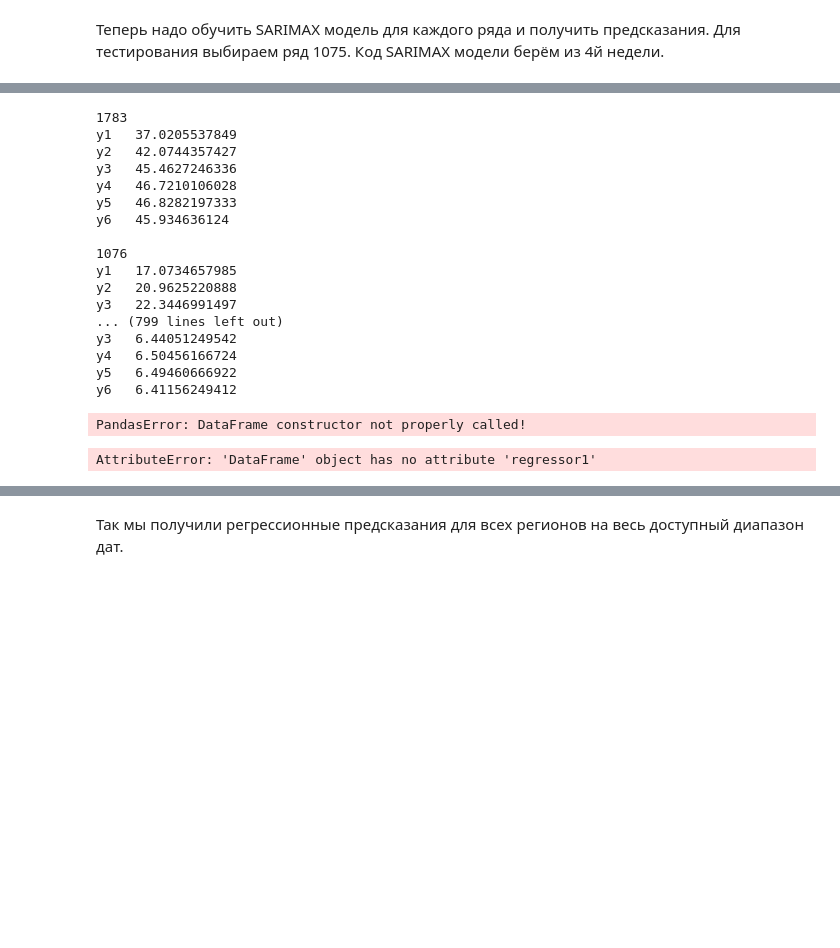
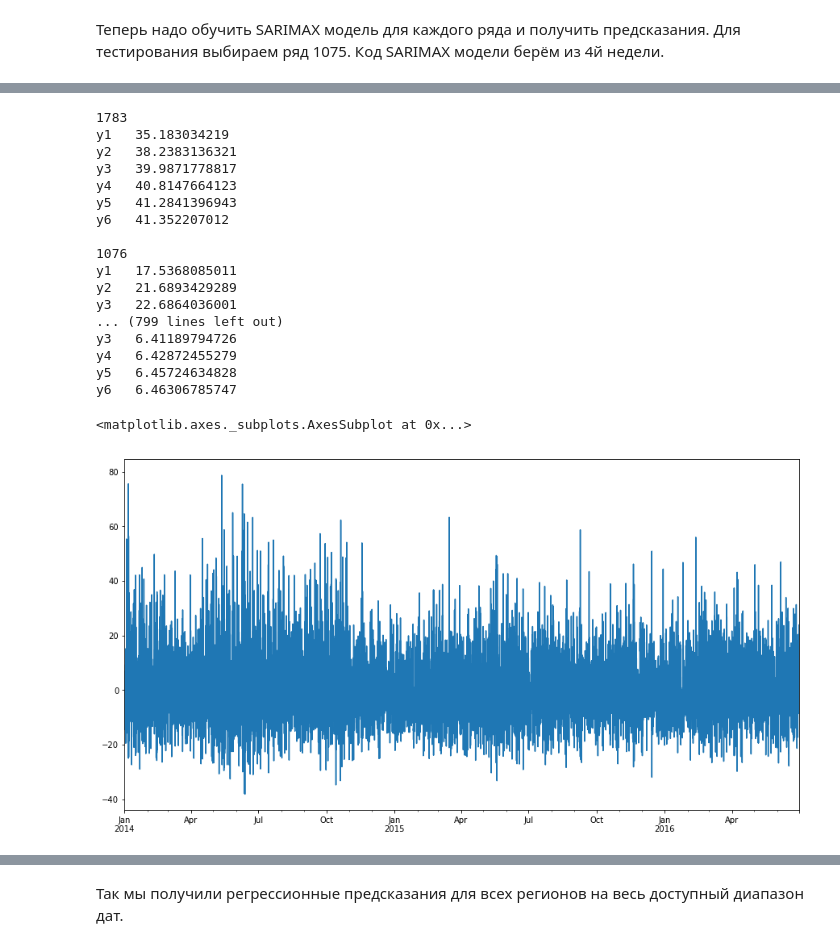
Before and after one commit to PhySci/projectNYtaxi, a Jupyter notebook: week5/week 5-3.ipynb, the cells around one changed output, grey strips where cells are left out. Drawn from its saved outputs; the diff is of its cells as text; code cells hidden in the pictures; blank space fills up the shorter version.

```diff
--- a/week5/week 5-3.ipynb
+++ b/week5/week 5-3.ipynb
@@ -327,11 +297,0 @@ DecisionTreeRegressor(criterion='mse', max_depth=None, max_features=None,
-# %%
-if 'regressor1' in df3.columns.names:
-    df3.drop('regressor1',1,inplace=True)
-
-linReg = linear_model.Ridge(alpha=100)
-linReg.fit(df3.loc[startTrain:endValidation,:].drop(dropList,axis = 1),df3.loc[startTrain:endValidation,:].y)
-
-print linReg.score(df3.drop(dropList,axis = 1),df3.y)
-
-df3 = df3.assign(regressor1 = linReg.predict(df3.drop(dropList,axis = 1)))
-plt.plot(df3.regressor1)
@@ -340,11 +298,3 @@ ValueError: labels ['index'] not contained in axis
-# %%
-df3 = df3.assign(yr_1 = df3.regressor1.shift(1))
-df3 = df3.assign(yr_2 = df3.regressor1.shift(2))
-df3 = df3.assign(yr_3 = df3.regressor1.shift(3))
-df3 = df3.assign(yr_4 = df3.regressor1.shift(4))
-df3 = df3.assign(yr_5 = df3.regressor1.shift(5))
-df3 = df3.assign(yr_6 = df3.regressor1.shift(6))
-df3.fillna(0,inplace=True)
 # %% [markdown]
 Теперь надо обучить SARIMAX модель для каждого ряда и получить предсказания.
 Для тестирования выбираем ряд 1075. Код SARIMAX модели берём из 4й недели.
@@ -354,4 +314,5 @@ dlCols = ['y','y1','y2','y3','y4','y5','y6']
 # %%
+df4 = pd.DataFrame()
 for regId in tsGroups.groups.keys():
     print ' '
     print regId
@@ -361,29 +322,26 @@ for regId in tsGroups.groups.keys():
         linReg = linear_model.Ridge(alpha=0.1)
         linReg.fit(ts.loc[startTrain:endValidation,:].drop(dlCols,axis = 1),ts.loc[startTrain:endValidation,target])
         prediction = linReg.predict(ts.drop(dlCols,axis = 1))
+        prediction[prediction<0] =0
         print target, ' ',MAE(prediction,ts.get(target))
         colName = target+'_reg'
-        ts.loc[:,colName] = prediction
+        ts.loc[:,'regressor'] = prediction
+    df4 = pd.concat([df4, ts])
 # %% [output]
 1783
-y1   37.0205537849
-y2   42.0744357427
-y3   45.4627246336
-y4   46.7210106028
-y5   46.8282197333
-y6   45.934636124
+y1   35.183034219
+y2   38.2383136321
+y3   39.9871778817
+y4   40.8147664123
+y5   41.2841396943
+y6   41.352207012
 
 1076
-y1   17.0734657985
-y2   20.9625220888
-y3   22.3446991497
+y1   17.5368085011
+y2   21.6893429289
+y3   22.6864036001
 ... (799 lines left out)
-y3   6.44051249542
-y4   6.50456166724
-y5   6.49460666922
-y6   6.41156249412
+y3   6.41189794726
+y4   6.42872455279
+y5   6.45724634828
+y6   6.46306785747
-# %%
-df6 = pd.DataFrame(tsGroups)
-df6.head()
-# %% [output]
-PandasError: DataFrame constructor not properly called!
@@ -407,15 +347,0 @@ print MAE(prediction,endog)
-# %%
-endog = ts.y
-exog = ts.regressor1
-
-plt.figure(figsize=[15,10])
-plt.subplot(211)
-endog.plot()
-exog.plot()
-#plt.xlim(['01-2015','02-2015'])
-
-plt.subplot(212)
-(endog-exog).plot()
-#plt.xlim(['01-2015','02-2015'])
-# %% [output]
-AttributeError: 'DataFrame' object has no attribute 'regressor1'
@@ -422 +350,8 @@ AttributeError: 'DataFrame' object has no attribute 'regressor1'
+# %%
+res = ts.y2-ts.y2_reg
+# %%
+res.plot()
+# %% [output]
+<matplotlib.axes._subplots.AxesSubplot at 0x...>
+[figure, added]
 # %%
```
Also changed, not shown: parts of 21 cells of this notebook, 2 other files.
